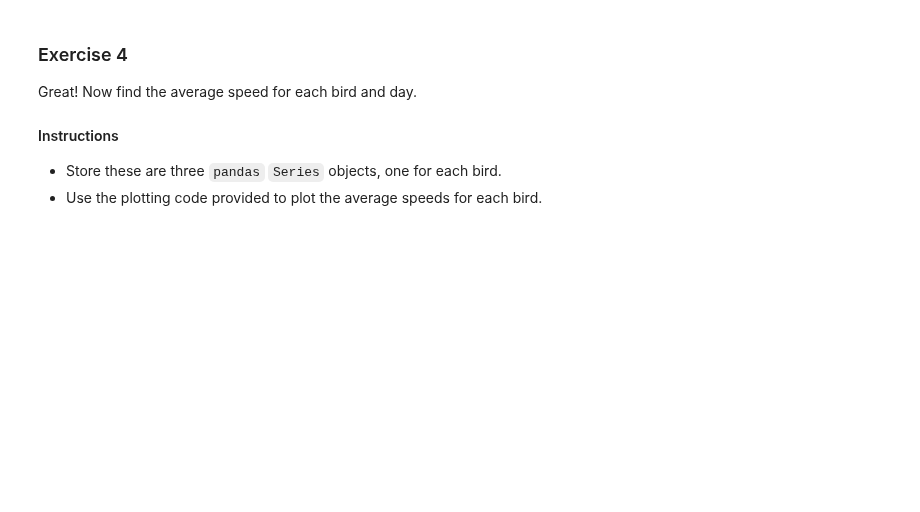
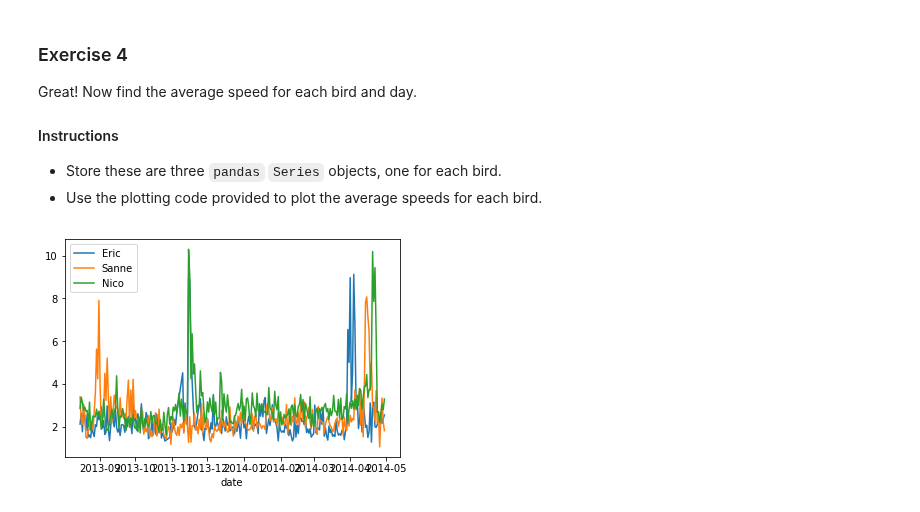
Before and after one commit to udaytak/Edx_PythonForResearch, a Jupyter notebook: 4_22. Case Study - Birds Tracking2.ipynb, the cells around one changed output. Saved outputs shown, nothing was run; the diff lists cells and outputs as text; code cells hidden in the pictures; blank space fills up the shorter version.

Commit message:
bird speed2

```diff
--- a/4_22. Case Study - Birds Tracking2.ipynb
+++ b/4_22. Case Study - Birds Tracking2.ipynb
@@ -139,12 +148,15 @@ Great! Now find the average speed for each bird and day.
 # %%
 import matplotlib.pyplot as plt
 
-eric_daily_speed  = # Enter your code here.
-sanne_daily_speed = # Enter your code here.
-nico_daily_speed  = # Enter your code here.
+eric_daily_speed  = grouped_birdday.speed_2d.mean()['Eric']
+sanne_daily_speed = grouped_birdday.speed_2d.mean()['Sanne']
+nico_daily_speed  = grouped_birdday.speed_2d.mean()['Nico']
 
 eric_daily_speed.plot(label="Eric")
 sanne_daily_speed.plot(label="Sanne")
 nico_daily_speed.plot(label="Nico")
 plt.legend(loc="upper left")
+plt.savefig("Speed_Birds2.pdf")
 plt.show()
+# %% [output]
+[figure, added]
```
Also changed, not shown: parts of 1 cell of this notebook, 1 other file.
